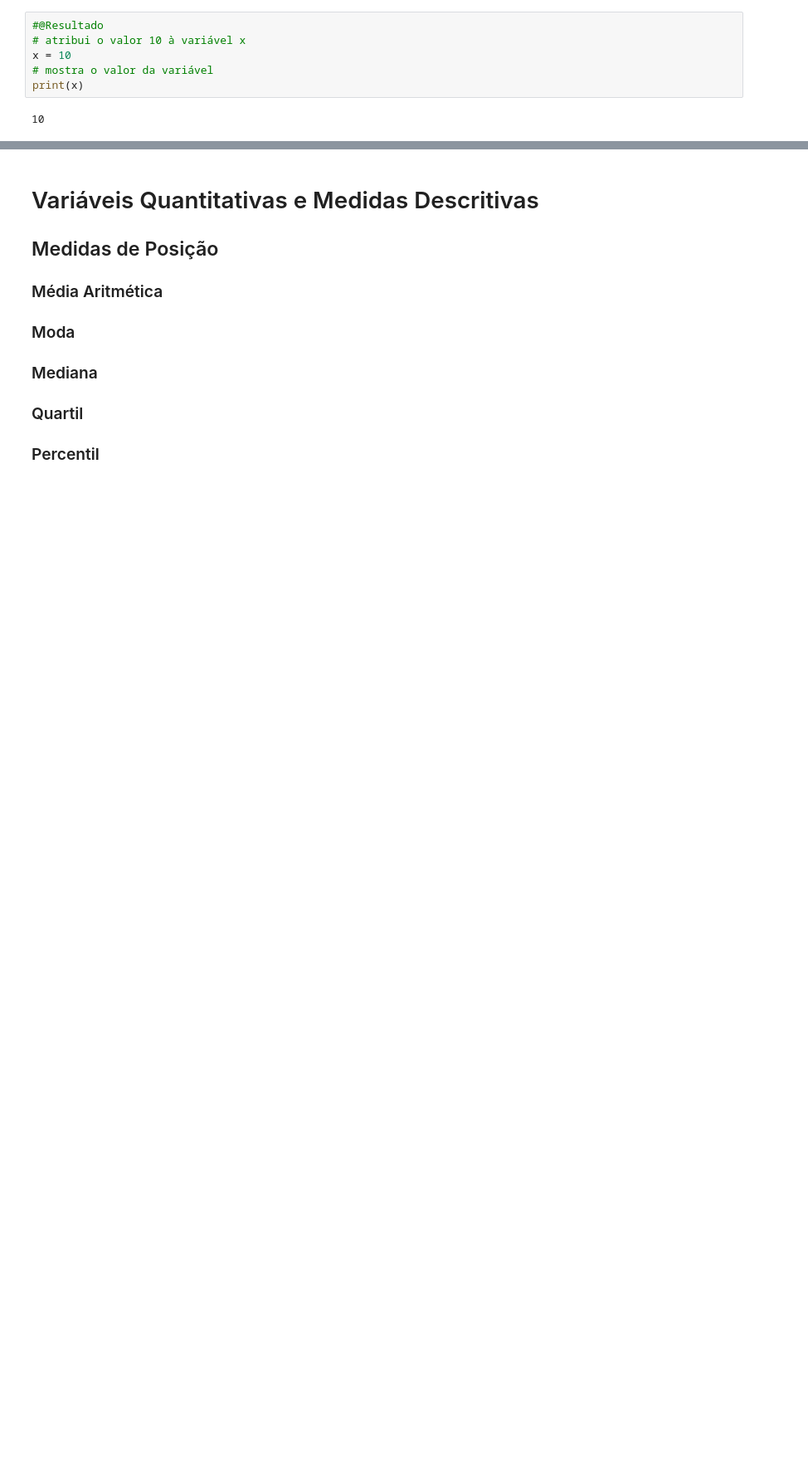
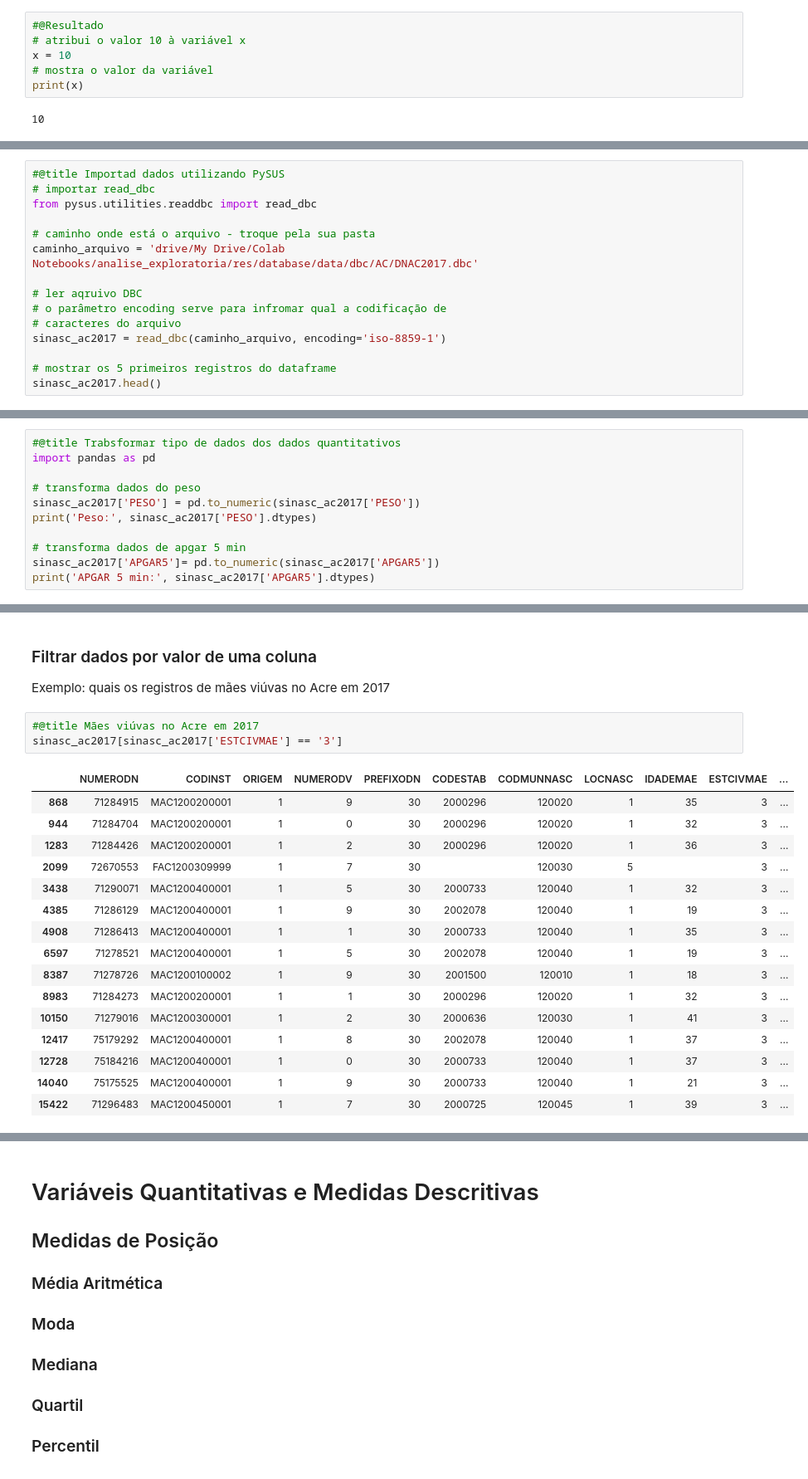
Before and after one commit to fesousa/analise-exploratoria-health-datascience, a Jupyter notebook: analise_explotatoria.ipynb, the cells around one changed output, grey strips where cells are left out. Shown at 83% size. Cells and saved outputs as stored; diff of their text form; blank space fills up the shorter version.

```diff
--- a/analise_explotatoria.ipynb
+++ b/analise_explotatoria.ipynb
@@ -688,0 +984,15 @@ print(x)
+# %%
+#@title Importad dados utilizando PySUS
+# importar read_dbc
+from pysus.utilities.readdbc import read_dbc
+
+# caminho onde está o arquivo - troque pela sua pasta
+caminho_arquivo = 'drive/My Drive/Colab Notebooks/analise_exploratoria/res/database/data/dbc/AC/DNAC2017.dbc'
+
+# ler aqruivo DBC
+# o parâmetro encoding serve para infromar qual a codificação de
+# caracteres do arquivo
+sinasc_ac2017 = read_dbc(caminho_arquivo, encoding='iso-8859-1')
+
+# mostrar os 5 primeiros registros do dataframe
+sinasc_ac2017.head()
@@ -688,0 +1018,11 @@ print(x)
+# %%
+#@title Trabsformar tipo de dados dos dados quantitativos
+import pandas as pd
+
+# transforma dados do peso
+sinasc_ac2017['PESO'] = pd.to_numeric(sinasc_ac2017['PESO'])
+print('Peso:', sinasc_ac2017['PESO'].dtypes)
+
+# transforma dados de apgar 5 min
+sinasc_ac2017['APGAR5']= pd.to_numeric(sinasc_ac2017['APGAR5'])
+print('APGAR 5 min:', sinasc_ac2017['APGAR5'].dtypes)
@@ -688,0 +1071,23 @@ print(x)
+# %% [markdown]
+### Filtrar dados por valor de uma coluna
+Exemplo: quais os registros de mães viúvas no Acre em 2017
+# %%
+#@title Mães viúvas no Acre em 2017
+sinasc_ac2017[sinasc_ac2017['ESTCIVMAE'] == '3']
+# %% [output]
+|  | NUMERODN | CODINST | ORIGEM | NUMERODV | PREFIXODN | CODESTAB | CODMUNNASC | LOCNASC | IDADEMAE | ESTCIVMAE | ... |
+| 868 | 71284915 | MAC1200200001 | 1 | 9 | 30 | 2000296 | 120020 | 1 | 35 | 3 | ... |
+| 944 | 71284704 | MAC1200200001 | 1 | 0 | 30 | 2000296 | 120020 | 1 | 32 | 3 | ... |
+| 1283 | 71284426 | MAC1200200001 | 1 | 2 | 30 | 2000296 | 120020 | 1 | 36 | 3 | ... |
+| 2099 | 72670553 | FAC1200309999 | 1 | 7 | 30 |  | 120030 | 5 |  | 3 | ... |
+| 3438 | 71290071 | MAC1200400001 | 1 | 5 | 30 | 2000733 | 120040 | 1 | 32 | 3 | ... |
+| 4385 | 71286129 | MAC1200400001 | 1 | 9 | 30 | 2002078 | 120040 | 1 | 19 | 3 | ... |
+| 4908 | 71286413 | MAC1200400001 | 1 | 1 | 30 | 2000733 | 120040 | 1 | 35 | 3 | ... |
+| 6597 | 71278521 | MAC1200400001 | 1 | 5 | 30 | 2002078 | 120040 | 1 | 19 | 3 | ... |
+| 8387 | 71278726 | MAC1200100002 | 1 | 9 | 30 | 2001500 | 120010 | 1 | 18 | 3 | ... |
+| 8983 | 71284273 | MAC1200200001 | 1 | 1 | 30 | 2000296 | 120020 | 1 | 32 | 3 | ... |
+| 10150 | 71279016 | MAC1200300001 | 1 | 2 | 30 | 2000636 | 120030 | 1 | 41 | 3 | ... |
+| 12417 | 75179292 | MAC1200400001 | 1 | 8 | 30 | 2002078 | 120040 | 1 | 37 | 3 | ... |
+| 12728 | 75184216 | MAC1200400001 | 1 | 0 | 30 | 2000733 | 120040 | 1 | 37 | 3 | ... |
+| 14040 | 75175525 | MAC1200400001 | 1 | 9 | 30 | 2000733 | 120040 | 1 | 21 | 3 | ... |
+| 15422 | 71296483 | MAC1200450001 | 1 | 7 | 30 | 2000725 | 120045 | 1 | 39 | 3 | ... |
```
Also changed, not shown: parts of 71 cells of this notebook.
